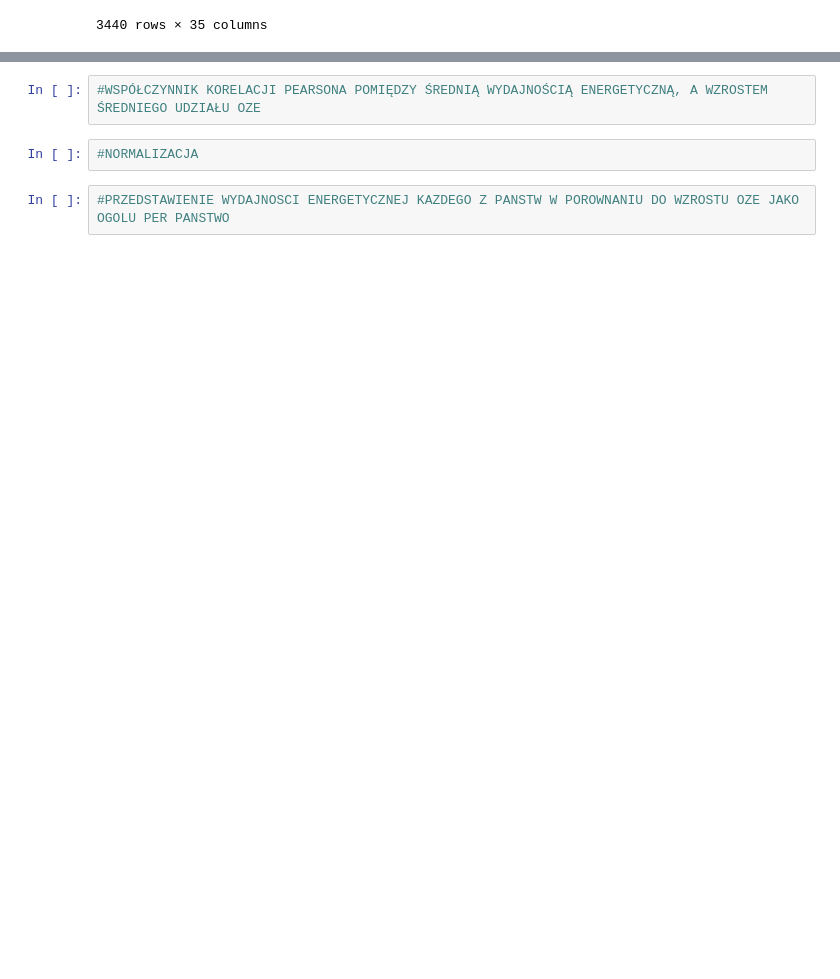
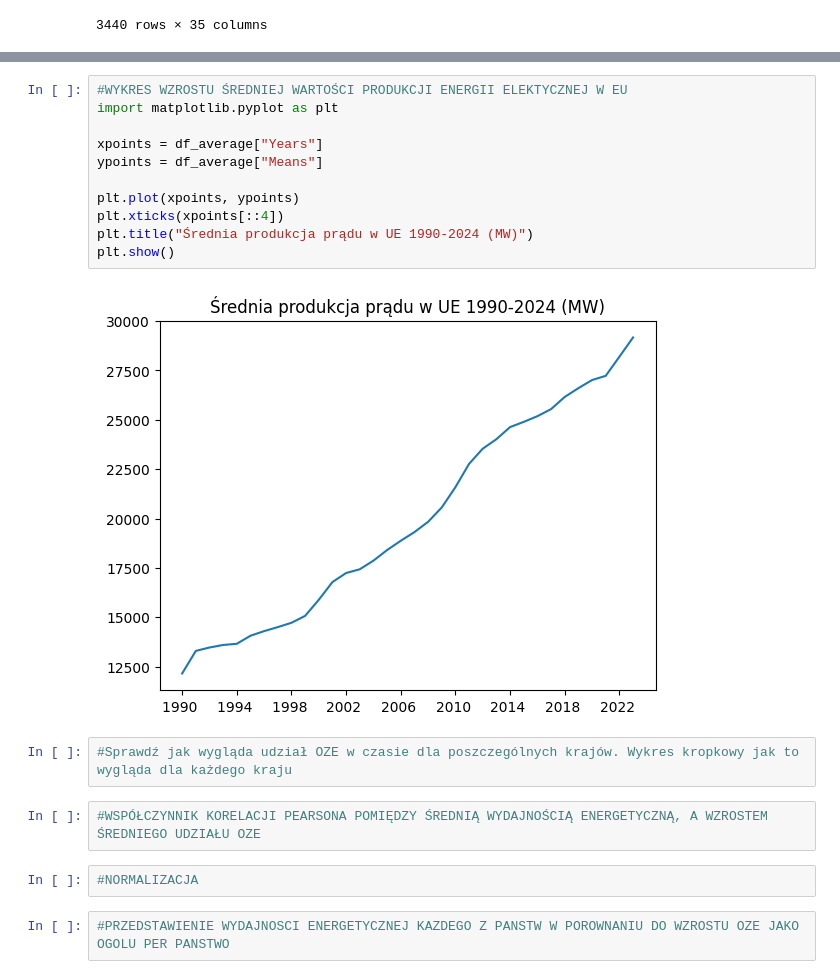
Before and after one commit to tismiracle/Share-of-energy-from-renewable-sources--nrg_ind_share-, a Jupyter notebook: notebook.ipynb, the cells around one changed output, grey strips where cells are left out. Drawn from its saved outputs; the diff is of its cells as text; blank space fills up the shorter version.

Commit message:
calculated total mean of the whole eu

```diff
--- a/notebook.ipynb
+++ b/notebook.ipynb
@@ -345,3 +384,18 @@ typeOfPowerplants = {
+# %%
+#WYKRES WZROSTU ŚREDNIEJ WARTOŚCI PRODUKCJI ENERGII ELEKTYCZNEJ W EU
+import matplotlib.pyplot as plt
+
+xpoints = df_average["Years"]
+ypoints = df_average["Means"]
+
+plt.plot(xpoints, ypoints)
+plt.xticks(xpoints[::4])
+plt.title("Średnia produkcja prądu w UE 1990-2024 (MW)")
+plt.show()
+# %% [output]
+[figure, added]
+# %%
+#Sprawdź jak wygląda udział OZE w czasie dla poszczególnych krajów. Wykres kropkowy jak to wygląda dla każdego kraju
 # %%
 #WSPÓŁCZYNNIK KORELACJI PEARSONA POMIĘDZY ŚREDNIĄ WYDAJNOŚCIĄ ENERGETYCZNĄ, A WZROSTEM ŚREDNIEGO UDZIAŁU OZE
 # %%
```
Also changed, not shown: parts of 3 cells of this notebook.
